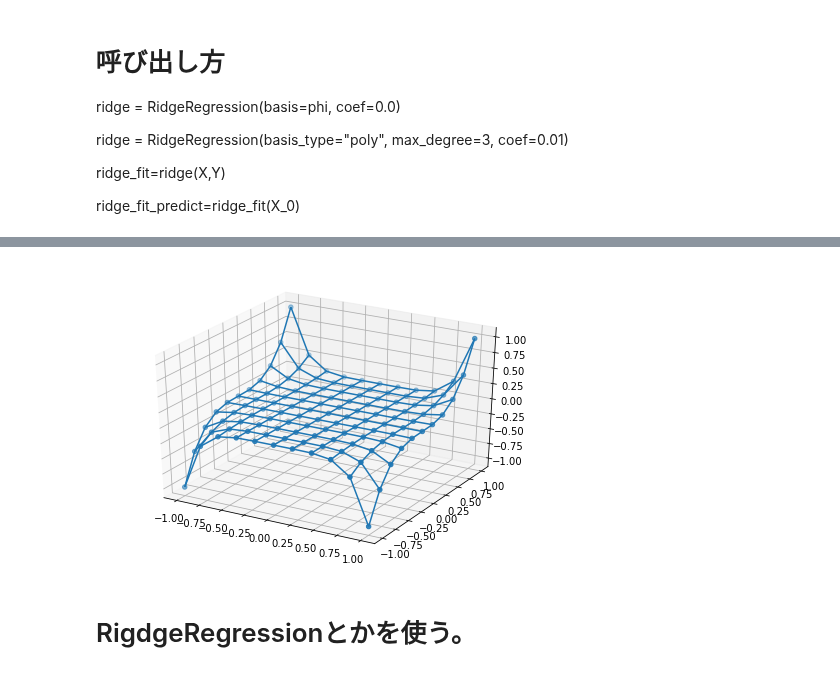
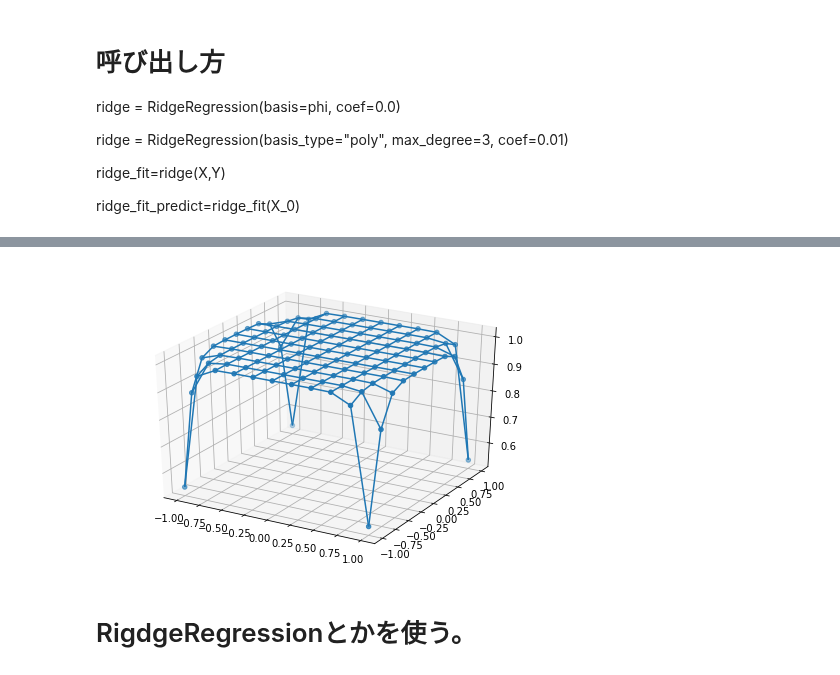
Before and after one commit to KensakuNakamura/data_analysis_practice, a Jupyter notebook: RidgeRegression.ipynb, the cells around one changed output, grey strips where cells are left out. Drawn from its saved outputs; the diff is of its cells as text; code cells hidden in the pictures.

```diff
--- a/RidgeRegression.ipynb
+++ b/RidgeRegression.ipynb
@@ -56,7 +71,7 @@ class RidgeRegression(MLmodel):
         self.regular_coef = regular_coef
         self.num_func = len(basis)
 
-    def fit(self, X, t):
+    def fit(self, X=None, t=None):
         MLmodel.fit(self,X,t)
         PHI = np.zeros((self.num_data, self.num_func))
 
@@ -71,8 +86,20 @@ class RidgeRegression(MLmodel):
         return
 
     def predict(self, X_new):
-        MLmodel.predict(self,X,t)
-        ...
+        PHI = np.zeros((self.num_data, self.num_func))
+
+        #関数Φ（行：サンプル数,列：基底関数の個数）の各要素に値を入れる
+        for i,ph in enumerate(self.basis):
+            PHI[:,i] = np.reshape(ph(self.X_new[0],self.X_new[1]),self.num_data)
+
+            Y_predicted_array=PHI.dot(self.w)
+            Y_predicted=Y_predicted_array.reshape(tuple_data_shape)
+
+            Y_predicted_from_noise_array=PHI.dot(w_noise)
+            Y_predicted_noise=Y_predicted_from_noise_array.reshape(tuple_data_shape)
+
+        #X_testにする、self.X_testでもっておく
+
         return
 # %%
 class PolynomialRegression(RidgeRegression):
@@ -95,5 +130,3 @@ x = np.linspace(xy_min, xy_max, n_division+1)
 X=np.meshgrid(x,x)
 # t=np.sin(X[0])+3*np.cos(X[1])+X[0]*X[1]+np.sin(X[1])**2 *np.cos(X[0])*X[1]**(5)
 t=X[0]**6*X[1]**3
-# %%
-phi=[]
@@ -100,10 +153,11 @@ phi=[]
 # %%
 rg=RidgeRegression(phi)
-
-rg.fit(X,t)
+rg.set_data(X,t)
+rg.set_data(t=0*t)
+rg.fit(t=np.cos(t))
 rg.plot(with_predicted_data=False,with_t=True)
 # %% [output]
-[figure, old version]
+[figure, new version]
 # %% [markdown]
 # RigdgeRegressionとかを使う。
 # %%
```
Also changed, not shown: parts of 3 cells of this notebook.
